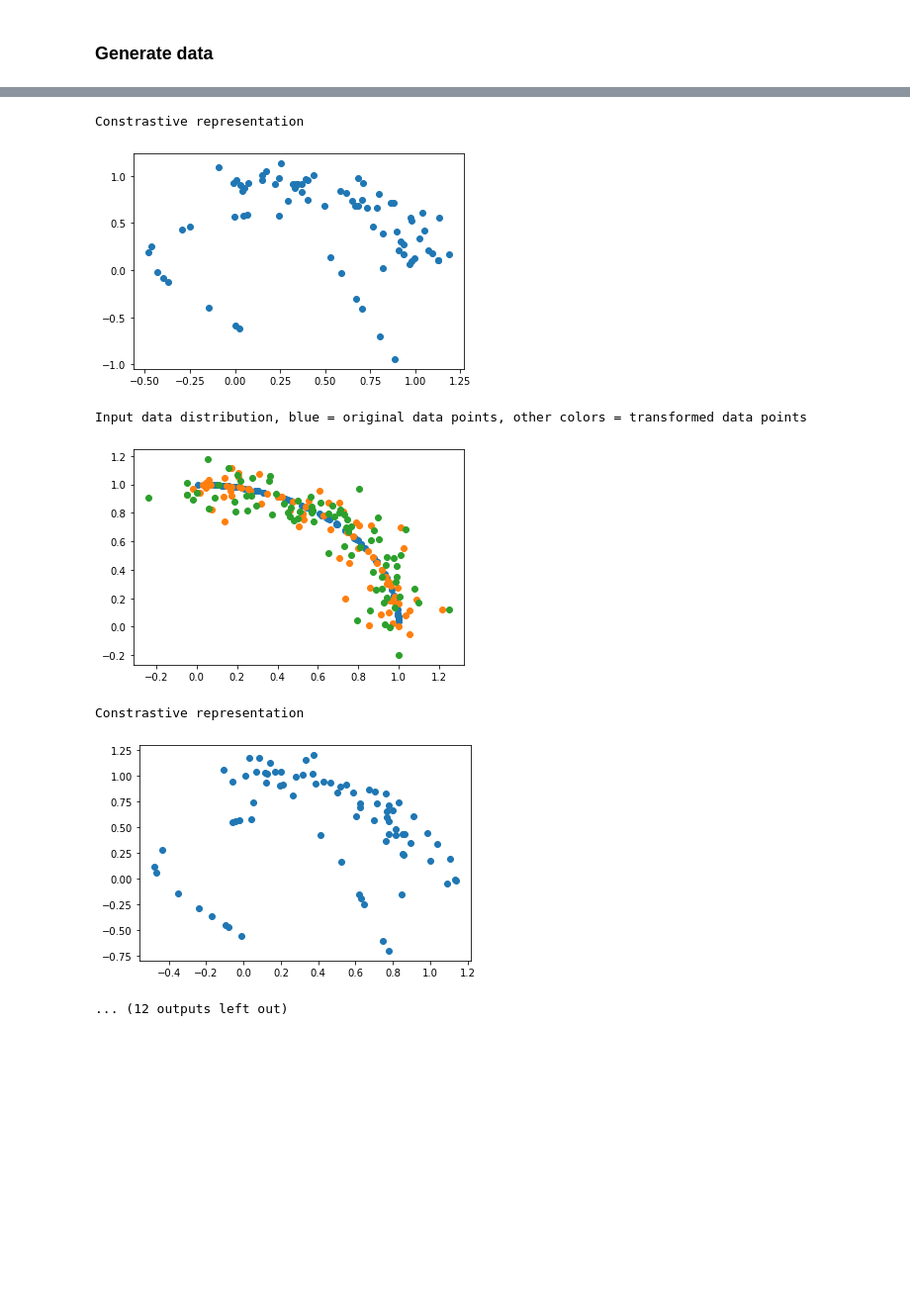
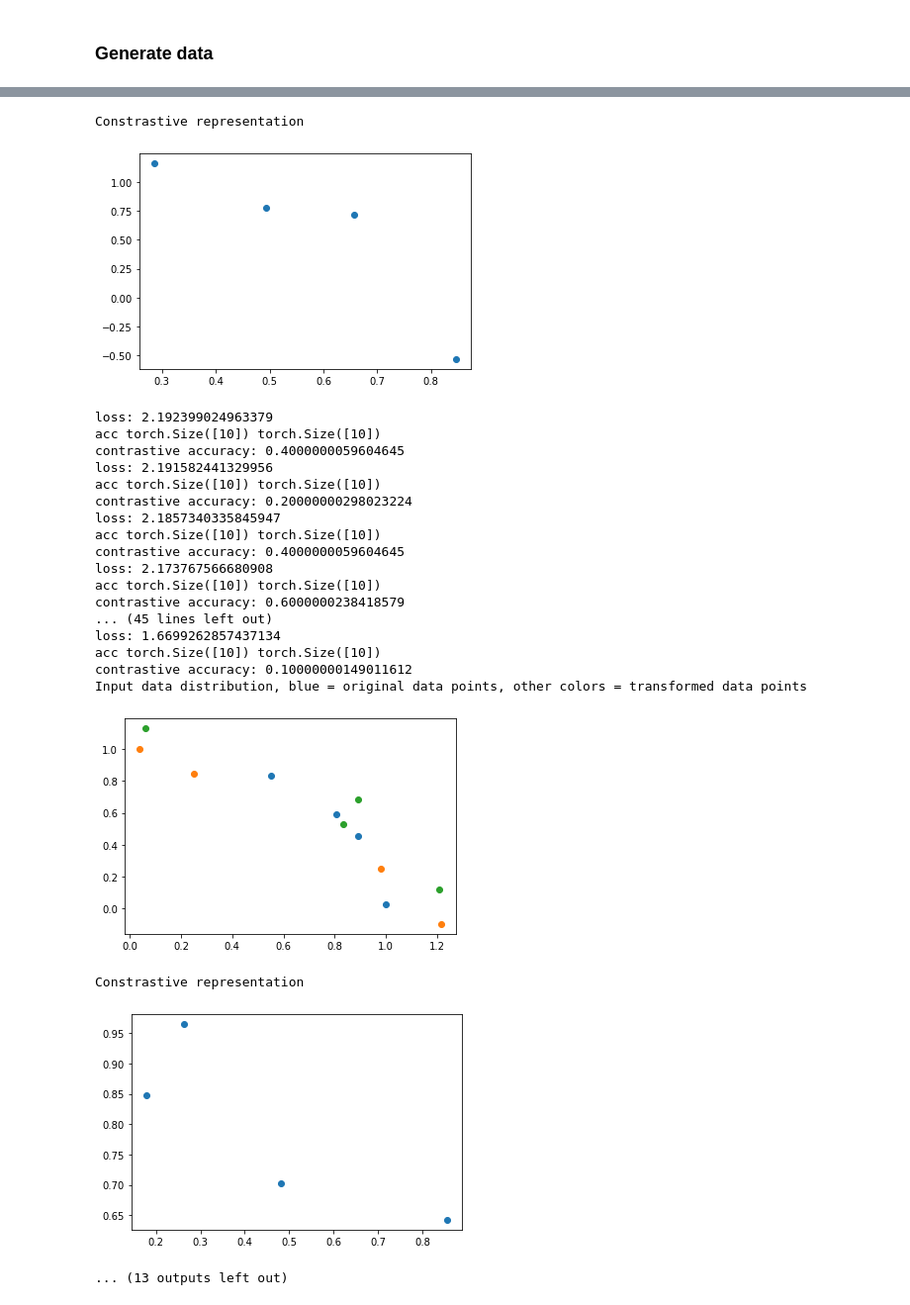
Before and after one commit to Arnaud15/ptorch_examples, a Jupyter notebook: simclr_test.ipynb, the cells around one changed output, grey strips where cells are left out. Shown at 99% size. Drawn from its saved outputs; the diff is of its cells as text; code cells hidden in the pictures; blank space fills up the shorter version.

Commit message:
simclr tests

```diff
--- a/simclr_test.ipynb
+++ b/simclr_test.ipynb
@@ -18,9 +19,9 @@ from src.data_loading import get_data_loader
 # %%
 dim = 6
 n_layers = 4
-n_epochs = 1000
-n_points = 100
-b_size = 100
+n_epochs = 100
+n_points = 10
+b_size = 5
 min_t, max_t = (0.0, pi / 2.0)
 # %% [markdown]
 ### Generate data
@@ -94,14 +95,16 @@ def train_simclr(
     for e_ix in range(n_epochs):
         for (step_ix, batch) in enumerate(data):
             x = batch[0]
-            transformed, loss = simclr.step(x, model, transform)
+            transformed, loss, logits_labels = simclr.step(x, model, transform)
+            logits, labels = logits_labels
             optimizer.zero_grad()
             loss.backward()
             optimizer.step()
         if plot_every and ((e_ix == 1) or (e_ix + 1) % plot_every == 0):
             plot_vec(torch.cat([x, transformed]))
         if print_every and (e_ix + 1) % print_every == 0:
-            print(loss.item())
+            print(f"loss: {loss.item()}")
+            print(f"contrastive accuracy: {accuracy(logits, labels)}")
 # %%
 dataset = to_dataset(x, y)
 len(dataset)
@@ -123,7 +126,7 @@ train_simclr(
     model,
     n_epochs=n_epochs,
     plot_every=n_epochs // 5,
-    print_every=0,
+    print_every=1,
     lr=1e-3,
     decay=1e-5,
 )
@@ -137,7 +159,23 @@ Input data distribution, blue = original data points, other colors = transformed
 Constrastive representation
-[figure, old version]
+[figure, new version]
+loss: 2.192399024963379
+acc torch.Size([10]) torch.Size([10])
+contrastive accuracy: 0.4000000059604645
+loss: 2.191582441329956
+acc torch.Size([10]) torch.Size([10])
+contrastive accuracy: 0.20000000298023224
+loss: 2.1857340335845947
+acc torch.Size([10]) torch.Size([10])
+contrastive accuracy: 0.4000000059604645
+loss: 2.173767566680908
+acc torch.Size([10]) torch.Size([10])
+contrastive accuracy: 0.6000000238418579
+... (45 lines left out)
+loss: 1.6699262857437134
+acc torch.Size([10]) torch.Size([10])
+contrastive accuracy: 0.10000000149011612
 Input data distribution, blue = original data points, other colors = transformed data points
-[figure, old version]
+[figure, new version]
 Constrastive representation
-[figure, old version]
+[figure, new version]
-... (12 outputs left out)
+... (13 outputs left out)
```
Also changed, not shown: parts of 5 cells of this notebook, 5 other files.
